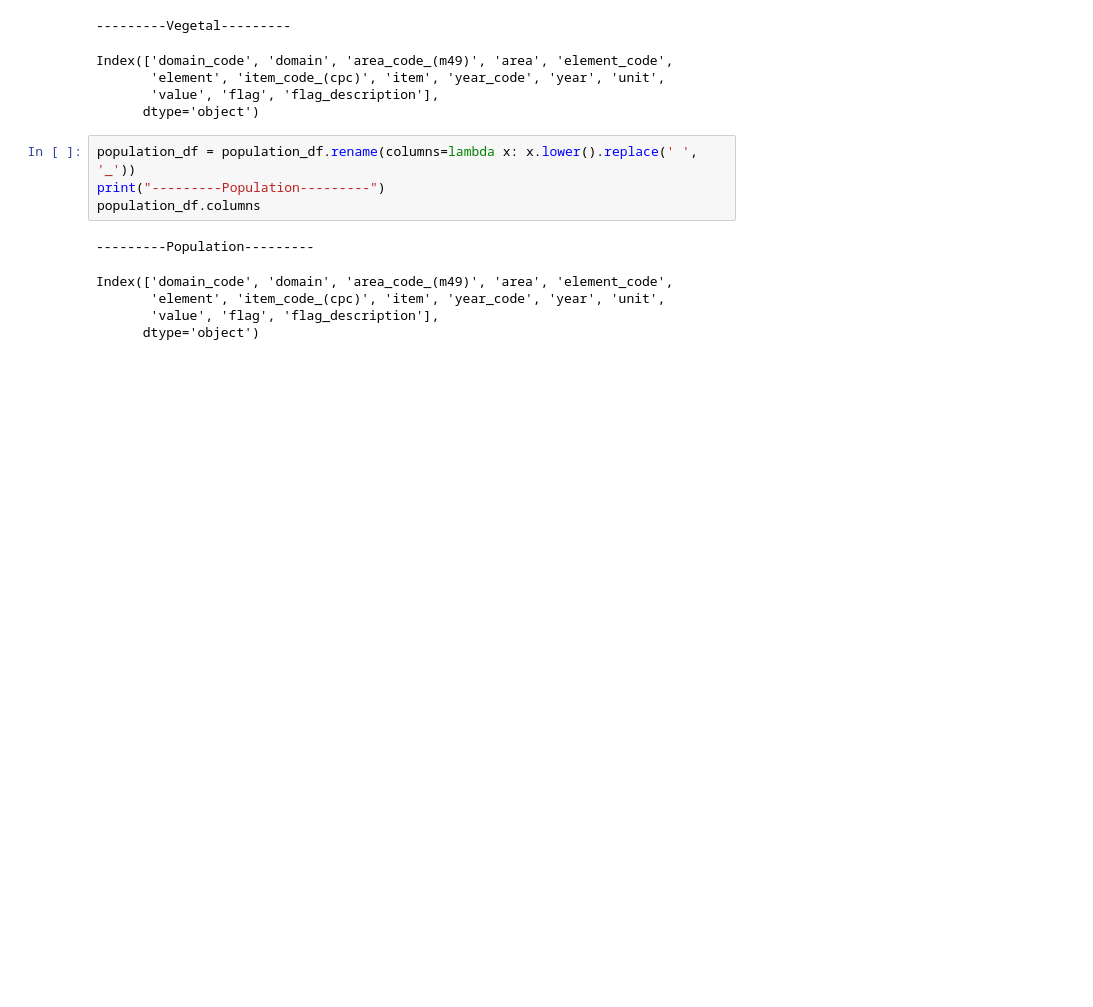
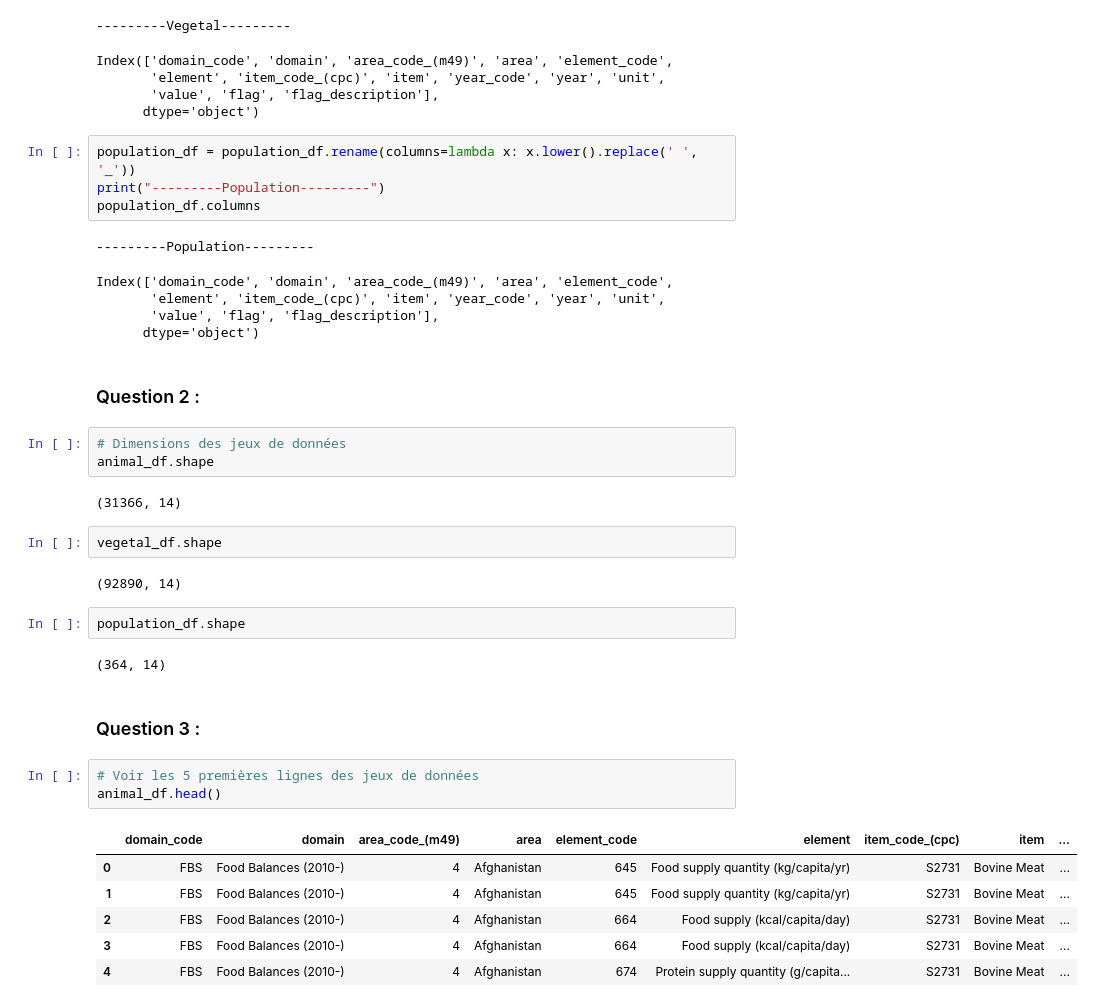
Before and after one commit to neevaiti/faost_exercices, a Jupyter notebook: fao_exercices.ipynb, the cells around one changed output. Cells and saved outputs as stored; diff of their text form; blank space fills up the shorter version.

Commit message:
Questions 6/31.

```diff
--- a/fao_exercices.ipynb
+++ b/fao_exercices.ipynb
@@ -68,3 +70,30 @@ Index(['domain_code', 'domain', 'area_code_(m49)', 'area', 'element_code',
        'element', 'item_code_(cpc)', 'item', 'year_code', 'year', 'unit',
        'value', 'flag', 'flag_description'],
       dtype='object')
+# %% [markdown]
+### Question 2 :
+# %%
+# Dimensions des jeux de données
+animal_df.shape
+# %% [output]
+(31366, 14)
+# %%
+vegetal_df.shape
+# %% [output]
+(92890, 14)
+# %%
+population_df.shape
+# %% [output]
+(364, 14)
+# %% [markdown]
+### Question 3 :
+# %%
+# Voir les 5 premières lignes des jeux de données
+animal_df.head()
+# %% [output]
+|  | domain_code | domain | area_code_(m49) | area | element_code | element | item_code_(cpc) | item | ... |
+| 0 | FBS | Food Balances (2010-) | 4 | Afghanistan | 645 | Food supply quantity (kg/capita/yr) | S2731 | Bovine Meat | ... |
+| 1 | FBS | Food Balances (2010-) | 4 | Afghanistan | 645 | Food supply quantity (kg/capita/yr) | S2731 | Bovine Meat | ... |
+| 2 | FBS | Food Balances (2010-) | 4 | Afghanistan | 664 | Food supply (kcal/capita/day) | S2731 | Bovine Meat | ... |
+| 3 | FBS | Food Balances (2010-) | 4 | Afghanistan | 664 | Food supply (kcal/capita/day) | S2731 | Bovine Meat | ... |
+| 4 | FBS | Food Balances (2010-) | 4 | Afghanistan | 674 | Protein supply quantity (g/capita... | S2731 | Bovine Meat | ... |
```
Also changed, not shown: parts of 14 cells of this notebook.
